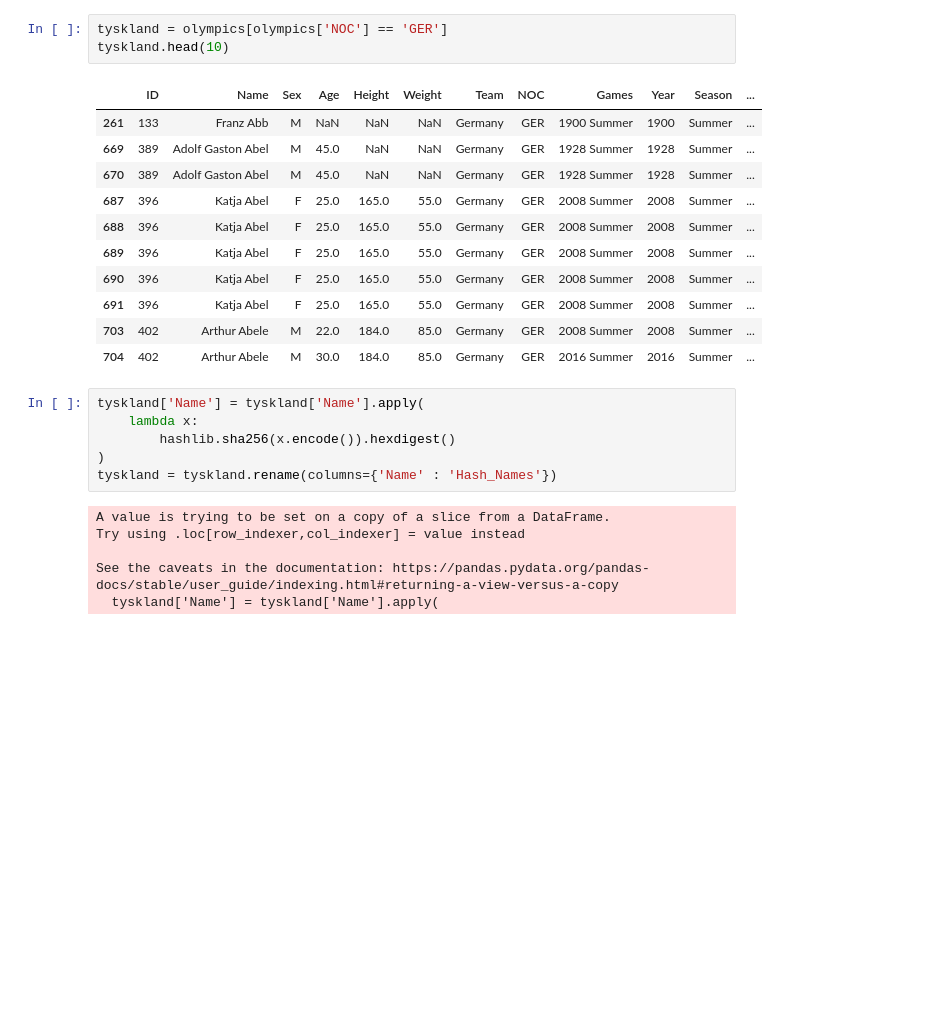
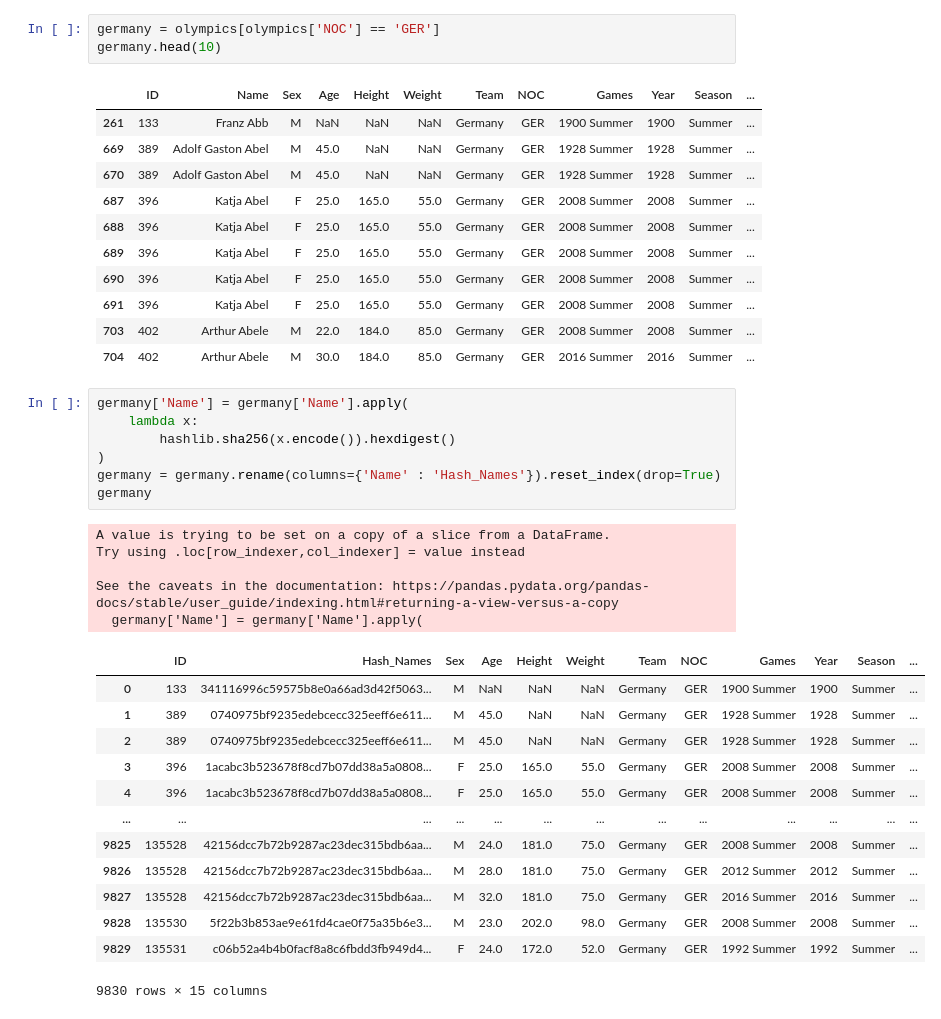
Before and after one commit to SebastianPetersson/Project_OS, a Jupyter notebook: Projekt_OS_Tyskland.ipynb, the cells around one changed output. Drawn from its saved outputs; the diff is of its cells as text; blank space fills up the shorter version.

```diff
--- a/Projekt_OS_Tyskland.ipynb
+++ b/Projekt_OS_Tyskland.ipynb
@@ -57,8 +57,8 @@ sports.sort_values(by='Sport')
 | 17 | Wrestling |
 66 rows × 1 columns
 # %%
-tyskland = olympics[olympics['NOC'] == 'GER']
-tyskland.head(10)
+germany = olympics[olympics['NOC'] == 'GER']
+germany.head(10)
 # %% [output]
 |  | ID | Name | Sex | Age | Height | Weight | Team | NOC | Games | Year | Season | ... |
 | 261 | 133 | Franz Abb | M | NaN | NaN | NaN | Germany | GER | 1900 Summer | 1900 | Summer | ... |
@@ -72,15 +72,29 @@ tyskland.head(10)
 | 703 | 402 | Arthur Abele | M | 22.0 | 184.0 | 85.0 | Germany | GER | 2008 Summer | 2008 | Summer | ... |
 | 704 | 402 | Arthur Abele | M | 30.0 | 184.0 | 85.0 | Germany | GER | 2016 Summer | 2016 | Summer | ... |
 # %%
-tyskland['Name'] = tyskland['Name'].apply(
+germany['Name'] = germany['Name'].apply(
     lambda x:
         hashlib.sha256(x.encode()).hexdigest()
 )
-tyskland = tyskland.rename(columns={'Name' : 'Hash_Names'})
+germany = germany.rename(columns={'Name' : 'Hash_Names'}).reset_index(drop=True)
+germany
 # %% [output]
 A value is trying to be set on a copy of a slice from a DataFrame.
 Try using .loc[row_indexer,col_indexer] = value instead
 
 See the caveats in the documentation: https://pandas.pydata.org/pandas-docs/stable/user_guide/indexing.html#returning-a-view-versus-a-copy
-  tyskland['Name'] = tyskland['Name'].apply(
+  germany['Name'] = germany['Name'].apply(
+|  | ID | Hash_Names | Sex | Age | Height | Weight | Team | NOC | Games | Year | Season | ... |
+| 0 | 133 | 341116996c59575b8e0a66ad3d42f5063... | M | NaN | NaN | NaN | Germany | GER | 1900 Summer | 1900 | Summer | ... |
+| 1 | 389 | 0740975bf9235edebcecc325eeff6e611... | M | 45.0 | NaN | NaN | Germany | GER | 1928 Summer | 1928 | Summer | ... |
+| 2 | 389 | 0740975bf9235edebcecc325eeff6e611... | M | 45.0 | NaN | NaN | Germany | GER | 1928 Summer | 1928 | Summer | ... |
+| 3 | 396 | 1acabc3b523678f8cd7b07dd38a5a0808... | F | 25.0 | 165.0 | 55.0 | Germany | GER | 2008 Summer | 2008 | Summer | ... |
+| 4 | 396 | 1acabc3b523678f8cd7b07dd38a5a0808... | F | 25.0 | 165.0 | 55.0 | Germany | GER | 2008 Summer | 2008 | Summer | ... |
+| ... | ... | ... | ... | ... | ... | ... | ... | ... | ... | ... | ... | ... |
+| 9825 | 135528 | 42156dcc7b72b9287ac23dec315bdb6aa... | M | 24.0 | 181.0 | 75.0 | Germany | GER | 2008 Summer | 2008 | Summer | ... |
+| 9826 | 135528 | 42156dcc7b72b9287ac23dec315bdb6aa... | M | 28.0 | 181.0 | 75.0 | Germany | GER | 2012 Summer | 2012 | Summer | ... |
+| 9827 | 135528 | 42156dcc7b72b9287ac23dec315bdb6aa... | M | 32.0 | 181.0 | 75.0 | Germany | GER | 2016 Summer | 2016 | Summer | ... |
+| 9828 | 135530 | 5f22b3b853ae9e61fd4cae0f75a35b6e3... | M | 23.0 | 202.0 | 98.0 | Germany | GER | 2008 Summer | 2008 | Summer | ... |
+| 9829 | 135531 | c06b52a4b4b0facf8a8c6fbdd3fb949d4... | F | 24.0 | 172.0 | 52.0 | Germany | GER | 1992 Summer | 1992 | Summer | ... |
+9830 rows × 15 columns
 # %%
```
Also changed, not shown: parts of 2 cells of this notebook.
